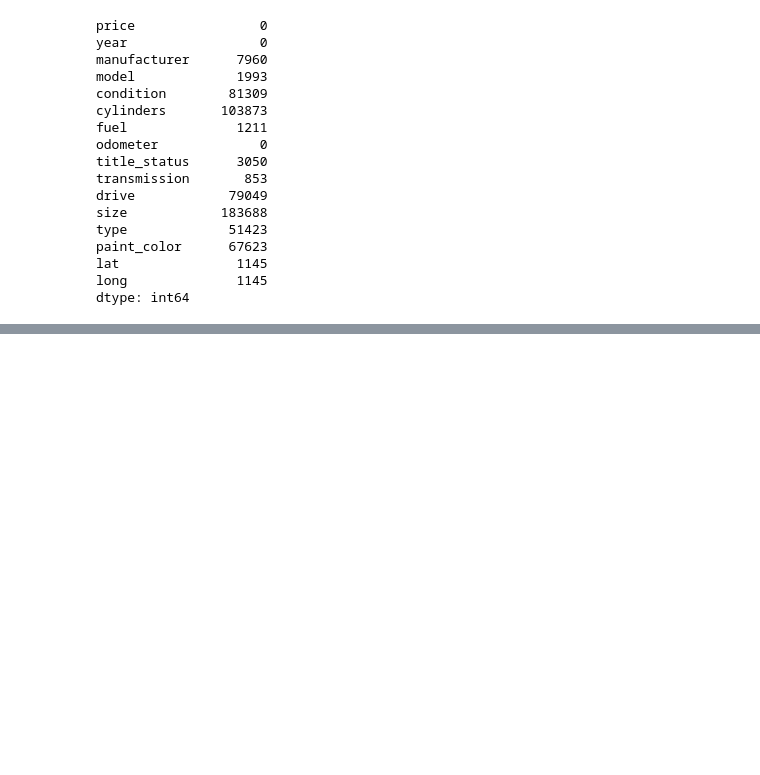
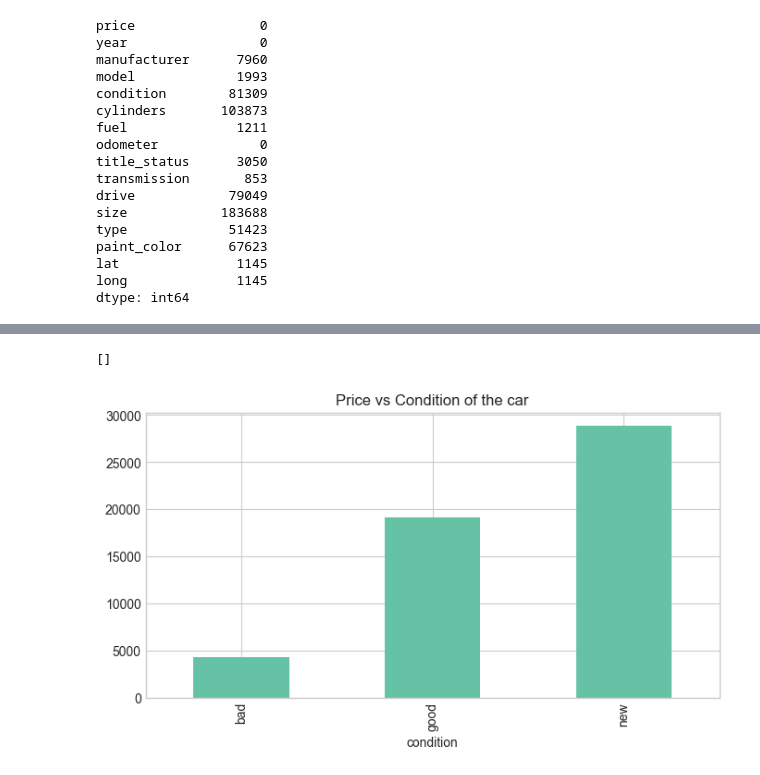
Before and after one commit to luixmartins/ai-projects, a Jupyter notebook: used-car-price-predictor/notebooks/eda.ipynb, the cells around one changed output, grey strips where cells are left out. Cells and saved outputs as stored; diff of their text form; code cells hidden in the pictures; blank space fills up the shorter version.

```diff
--- a/used-car-price-predictor/notebooks/eda.ipynb
+++ b/used-car-price-predictor/notebooks/eda.ipynb
@@ -453,0 +382,20 @@ plt.show()
+# %%
+# the graph below shows that the columns excellent, good and like new are similar, so we can merge them into one category called 'good'. The columns
+# fair and salvage are also similar, we will merge them into one category called 'bad'.
+df['condition'] = df['condition'].replace({
+    'excellent': 'good',
+    'like new': 'good',
+    'fair': 'bad',
+    'salvage': 'bad'
+})
+
+# plot the unique values in the condition column again
+
+plt.figure(figsize=(8, 4))
+
+df.groupby('condition')['price'].mean().plot(kind='bar')
+plt.title('Price vs Condition of the car')
+plt.plot()
+# %% [output]
+[]
+[figure, added]
```
Also changed, not shown: parts of 27 cells of this notebook.
